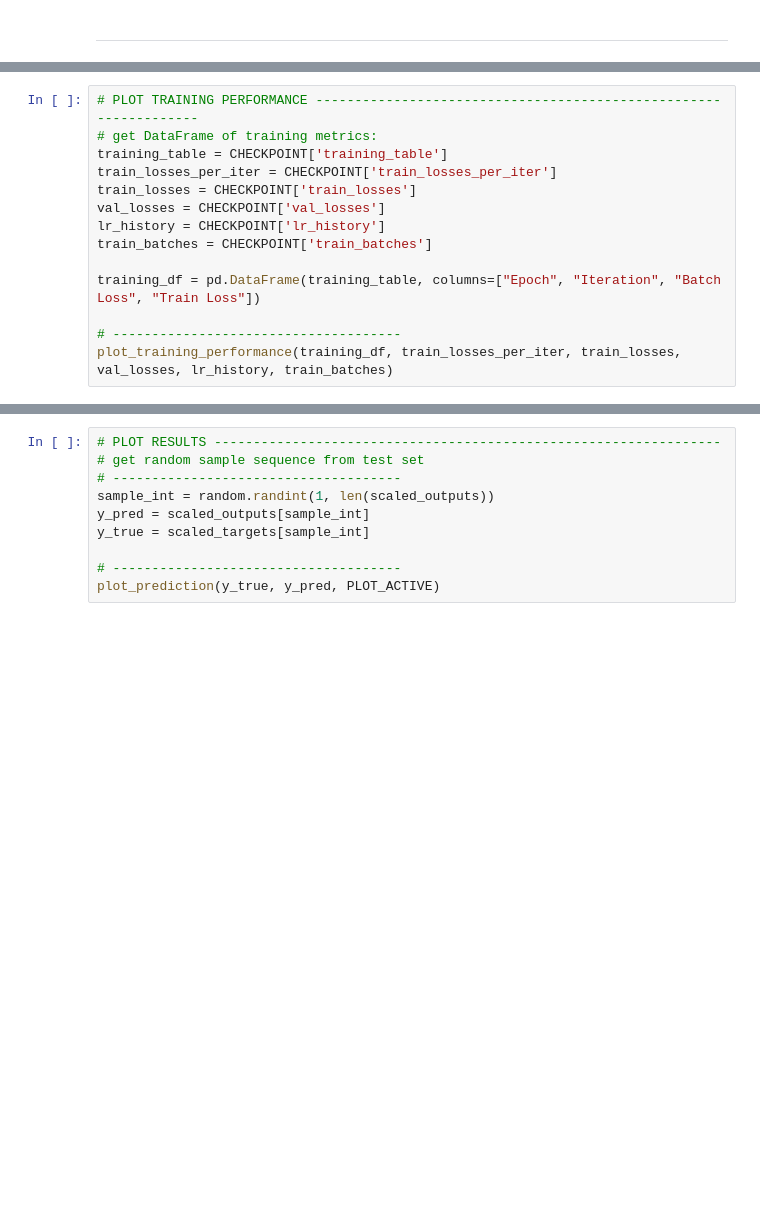
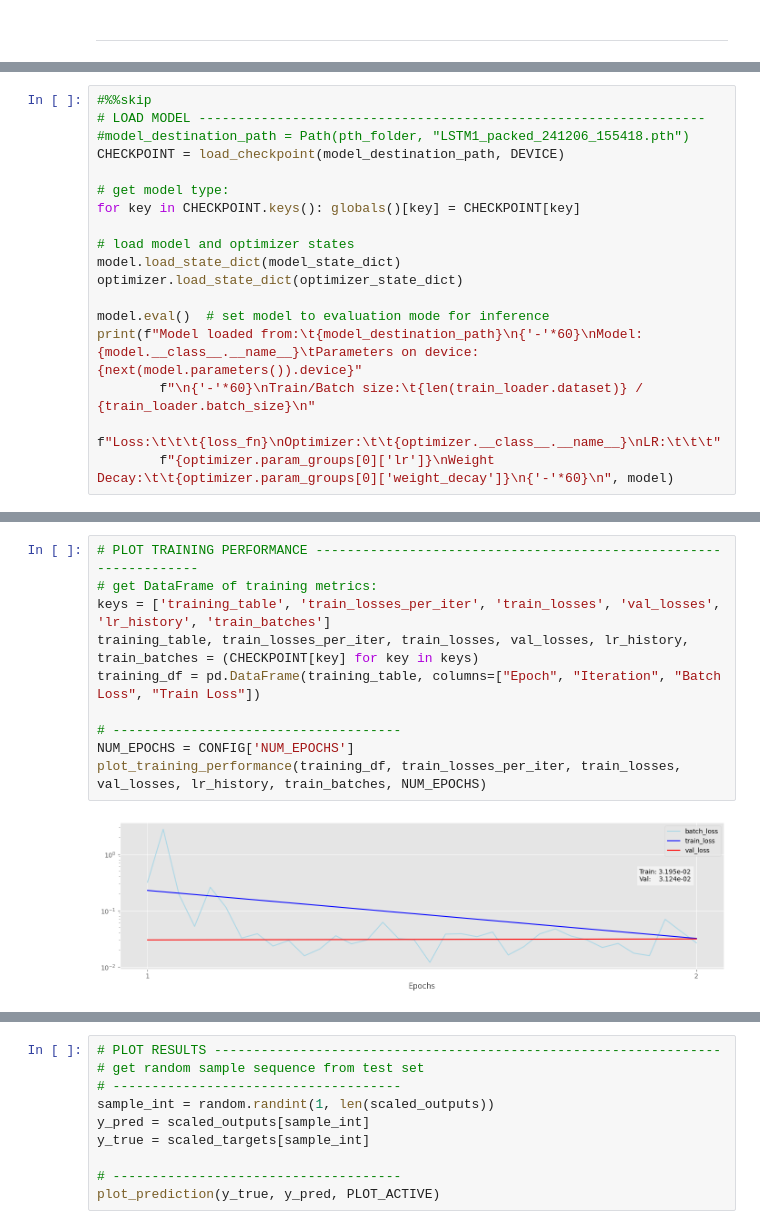
Before and after one commit to willsieg/MA-eR-PINN, a Jupyter notebook: src/LSTM/DataPipeline.ipynb, the cells around one changed output, grey strips where cells are left out. Cells and saved outputs as stored; diff of their text form; blank space fills up the shorter version.

```diff
--- a/src/LSTM/DataPipeline.ipynb
+++ b/src/LSTM/DataPipeline.ipynb
@@ -212,0 +326,18 @@ model, optimizer, checkpoint = load_checkpoint(model_destination_path, model, op
+# %%
+#%%skip
+# LOAD MODEL -----------------------------------------------------------------
+#model_destination_path = Path(pth_folder, "LSTM1_packed_241206_155418.pth")
+CHECKPOINT = load_checkpoint(model_destination_path, DEVICE)
+
+# get model type:
+for key in CHECKPOINT.keys(): globals()[key] = CHECKPOINT[key]
+
+# load model and optimizer states
+model.load_state_dict(model_state_dict)
+optimizer.load_state_dict(optimizer_state_dict)
+
+model.eval()  # set model to evaluation mode for inference
+print(f"Model loaded from:\t{model_destination_path}\n{'-'*60}\nModel: {model.__class__.__name__}\tParameters on device: {next(model.parameters()).device}"
+        f"\n{'-'*60}\nTrain/Batch size:\t{len(train_loader.dataset)} / {train_loader.batch_size}\n"
+        f"Loss:\t\t\t{loss_fn}\nOptimizer:\t\t{optimizer.__class__.__name__}\nLR:\t\t\t"
+        f"{optimizer.param_groups[0]['lr']}\nWeight Decay:\t\t{optimizer.param_groups[0]['weight_decay']}\n{'-'*60}\n", model)
@@ -213,17 +360,15 @@ model, optimizer, checkpoint = load_checkpoint(model_destination_path, model, op
 # %%
 # PLOT TRAINING PERFORMANCE -----------------------------------------------------------------
 # get DataFrame of training metrics:
-training_table = CHECKPOINT['training_table']
-train_losses_per_iter = CHECKPOINT['train_losses_per_iter']
-train_losses = CHECKPOINT['train_losses']
-val_losses = CHECKPOINT['val_losses']
-lr_history = CHECKPOINT['lr_history']
-train_batches = CHECKPOINT['train_batches']
-
+keys = ['training_table', 'train_losses_per_iter', 'train_losses', 'val_losses', 'lr_history', 'train_batches']
+training_table, train_losses_per_iter, train_losses, val_losses, lr_history, train_batches = (CHECKPOINT[key] for key in keys)
 training_df = pd.DataFrame(training_table, columns=["Epoch", "Iteration", "Batch Loss", "Train Loss"])
 
 # -------------------------------------
-plot_training_performance(training_df, train_losses_per_iter, train_losses, val_losses, lr_history, train_batches)
+NUM_EPOCHS = CONFIG['NUM_EPOCHS']
+plot_training_performance(training_df, train_losses_per_iter, train_losses, val_losses, lr_history, train_batches, NUM_EPOCHS)
+# %% [output]
+[figure, added]
 # %%
 # EVALUATION -----------------------------------------------------------------
 
```
Also changed, not shown: parts of 13 cells of this notebook, 11 other files.
